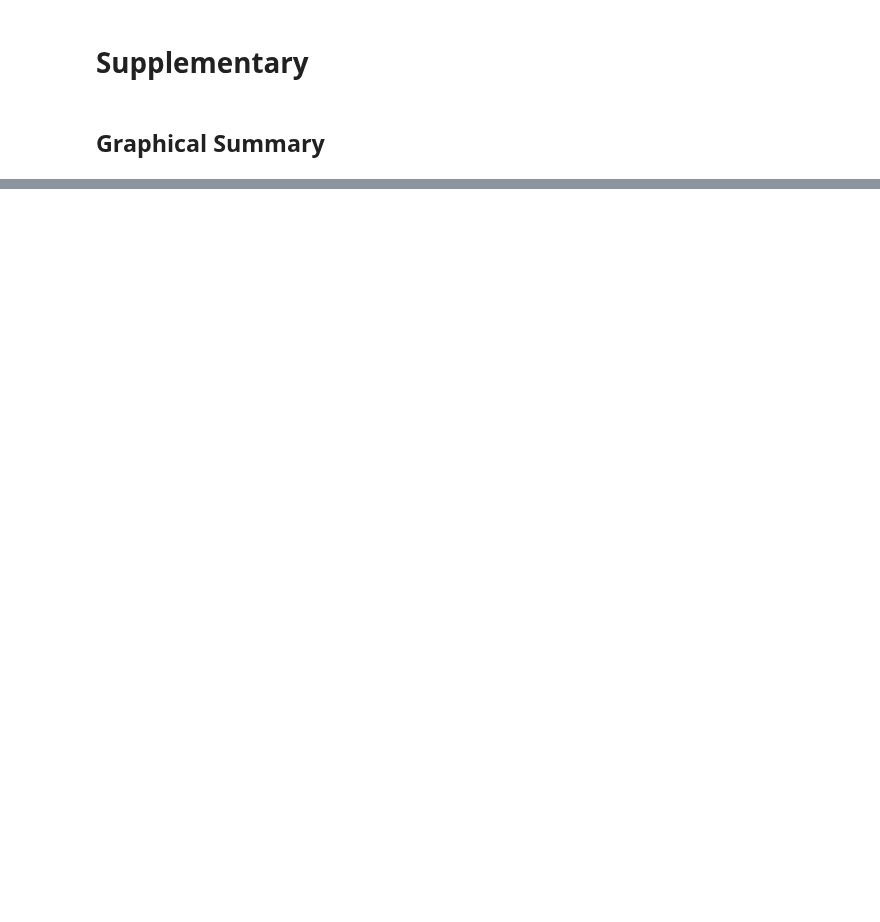
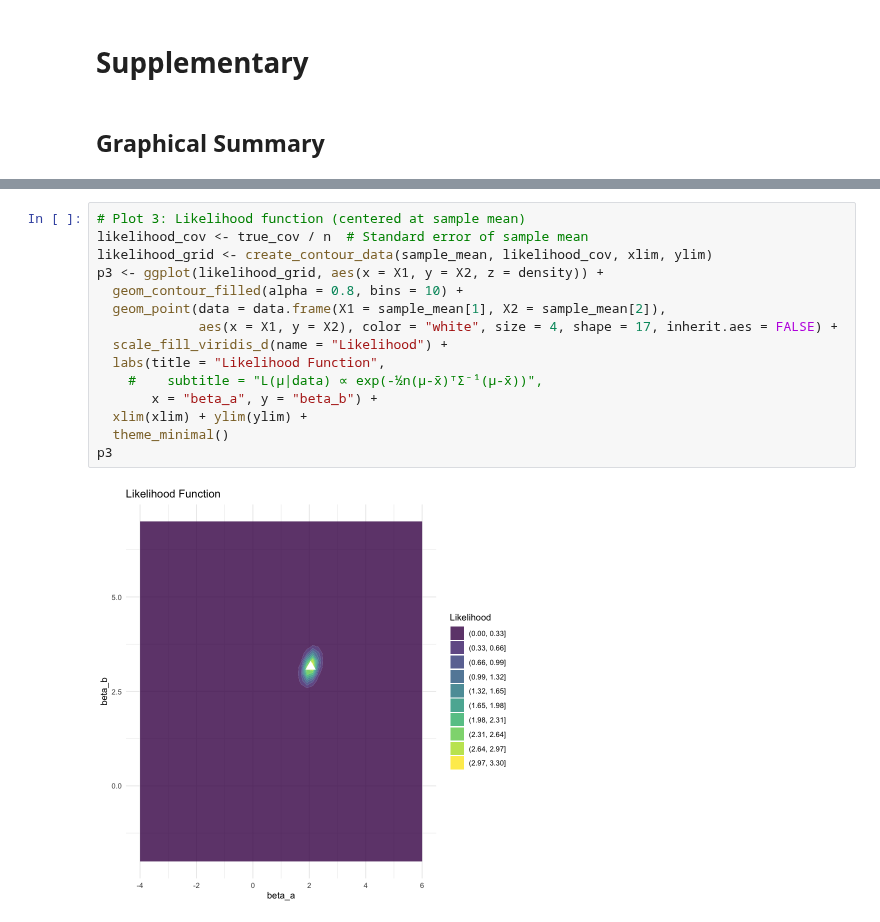
Before and after one commit to StatFunGen/statgen-prerequisites, a Jupyter notebook: Bayesian_multivariate_normal_mean_model.ipynb, the cells around one changed output, grey strips where cells are left out. Cells and saved outputs as stored; diff of their text form; blank space fills up the shorter version.

```diff
--- a/Bayesian_multivariate_normal_mean_model.ipynb
+++ b/Bayesian_multivariate_normal_mean_model.ipynb
@@ -732,0 +612,17 @@ Sample size: 5
+# %%
+# Plot 3: Likelihood function (centered at sample mean)
+likelihood_cov <- true_cov / n  # Standard error of sample mean
+likelihood_grid <- create_contour_data(sample_mean, likelihood_cov, xlim, ylim)
+p3 <- ggplot(likelihood_grid, aes(x = X1, y = X2, z = density)) +
+  geom_contour_filled(alpha = 0.8, bins = 10) +
+  geom_point(data = data.frame(X1 = sample_mean[1], X2 = sample_mean[2]),
+             aes(x = X1, y = X2), color = "white", size = 4, shape = 17, inherit.aes = FALSE) +
+  scale_fill_viridis_d(name = "Likelihood") +
+  labs(title = "Likelihood Function",
+    #    subtitle = "L(μ|data) ∝ exp(-½n(μ-x̄)ᵀΣ⁻¹(μ-x̄))",
+       x = "beta_a", y = "beta_b") +
+  xlim(xlim) + ylim(ylim) +
+  theme_minimal()
+p3
+# %% [output]
+[figure, added]
```
Also changed, not shown: parts of 60 cells of this notebook, 13 other files.
